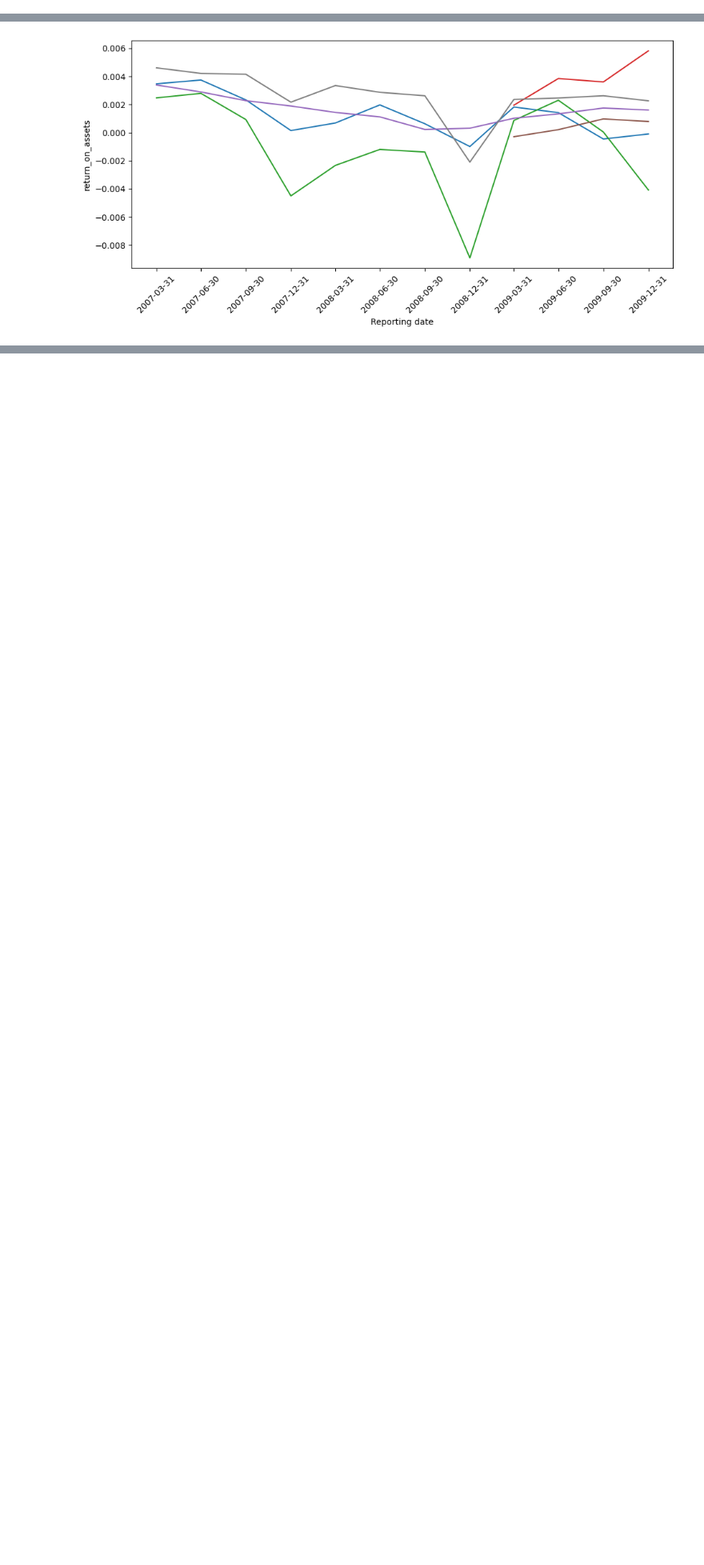
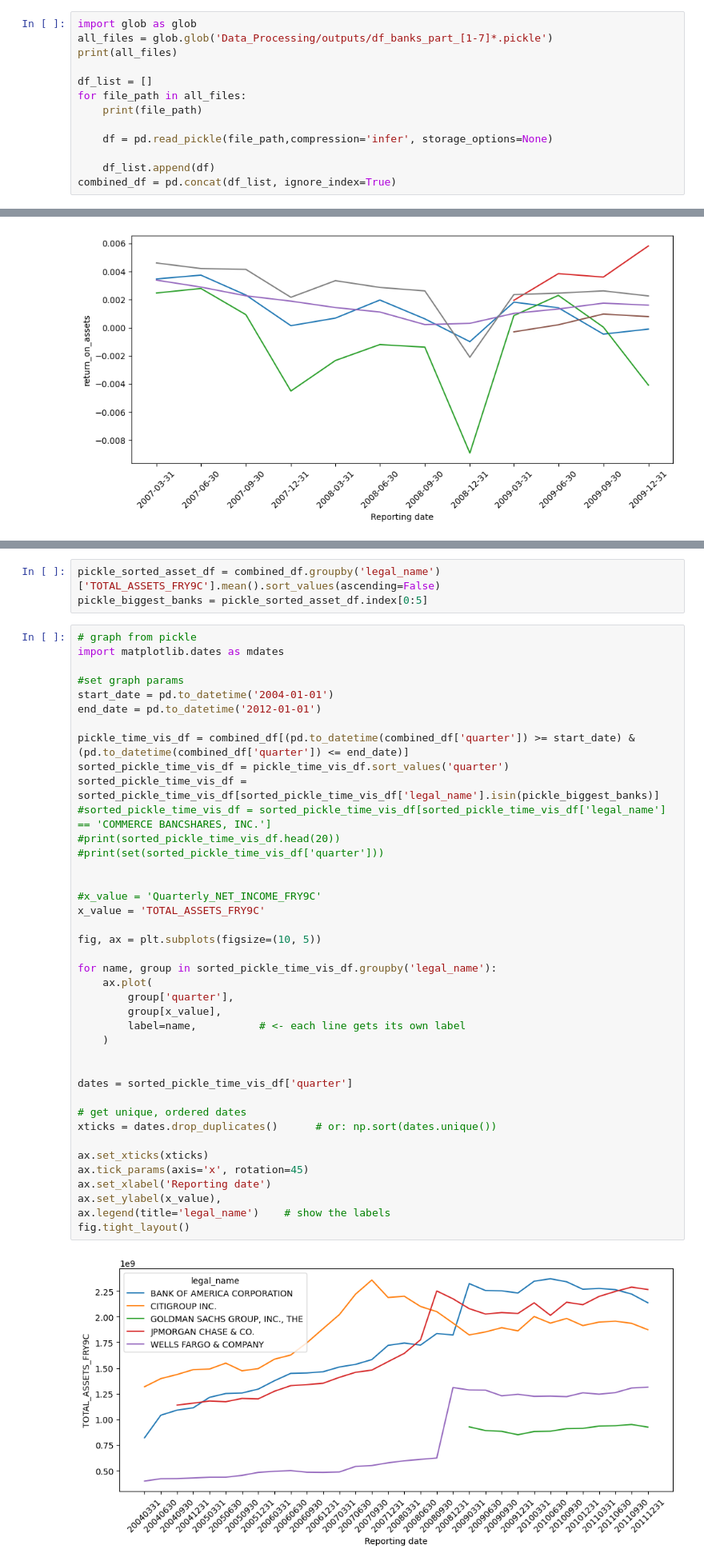
Before and after one commit to jmanacid1/DSE-Project, a Jupyter notebook: Visualize_Crash.ipynb, the cells around one changed output, grey strips where cells are left out. Shown at 80% size. Cells and saved outputs as stored; diff of their text form; blank space fills up the shorter version.

Commit message:
process pickle and make cumulative colums quarterly, visualize

```diff
--- a/Visualize_Crash.ipynb
+++ b/Visualize_Crash.ipynb
@@ -14,3 +17,16 @@ df = pd.read_csv('/Users/jacksonlipfert/Desktop/2004-2010_Bank_Data.csv')
 Figure out how to normalize values so that we can compare all banks on the same scale
 
 Maybe do some sort of color map on the values to make it easier read
+# %%
+import glob as glob
+all_files = glob.glob('Data_Processing/outputs/df_banks_part_[1-7]*.pickle')
+print(all_files)
+
+df_list = []
+for file_path in all_files:
+    print(file_path)
+
+    df = pd.read_pickle(file_path,compression='infer', storage_options=None)
+
+    df_list.append(df)
+combined_df = pd.concat(df_list, ignore_index=True)
@@ -241,3 +366,48 @@ fig.tight_layout()
+# %%
+pickle_sorted_asset_df = combined_df.groupby('legal_name')['TOTAL_ASSETS_FRY9C'].mean().sort_values(ascending=False)
+pickle_biggest_banks = pickle_sorted_asset_df.index[0:5]
+# %%
+# graph from pickle
+import matplotlib.dates as mdates
+
+#set graph params
+start_date = pd.to_datetime('2004-01-01')
+end_date = pd.to_datetime('2012-01-01')
+
+pickle_time_vis_df = combined_df[(pd.to_datetime(combined_df['quarter']) >= start_date) & (pd.to_datetime(combined_df['quarter']) <= end_date)]
+sorted_pickle_time_vis_df = pickle_time_vis_df.sort_values('quarter')
+sorted_pickle_time_vis_df = sorted_pickle_time_vis_df[sorted_pickle_time_vis_df['legal_name'].isin(pickle_biggest_banks)]
+#sorted_pickle_time_vis_df = sorted_pickle_time_vis_df[sorted_pickle_time_vis_df['legal_name'] == 'COMMERCE BANCSHARES, INC.']
+#print(sorted_pickle_time_vis_df.head(20))
+#print(set(sorted_pickle_time_vis_df['quarter']))
+
+
+#x_value = 'Quarterly_NET_INCOME_FRY9C'
+x_value = 'TOTAL_ASSETS_FRY9C'
+
+fig, ax = plt.subplots(figsize=(10, 5))
+
+for name, group in sorted_pickle_time_vis_df.groupby('legal_name'):
+    ax.plot(
+        group['quarter'],
+        group[x_value],
+        label=name,          # <- each line gets its own label
+    )
+
+
+dates = sorted_pickle_time_vis_df['quarter']
+
+# get unique, ordered dates
+xticks = dates.drop_duplicates()      # or: np.sort(dates.unique())
+
+ax.set_xticks(xticks)
+ax.tick_params(axis='x', rotation=45)
+ax.set_xlabel('Reporting date')
+ax.set_ylabel(x_value),
+ax.legend(title='legal_name')    # show the labels
+fig.tight_layout()
+# %% [output]
+[figure, added]
 # %%
 hfjdksa
 fig, ax = plt.subplots(figsize=(10, 5))
```
Also changed, not shown: parts of 7 cells of this notebook, 2 other files.
